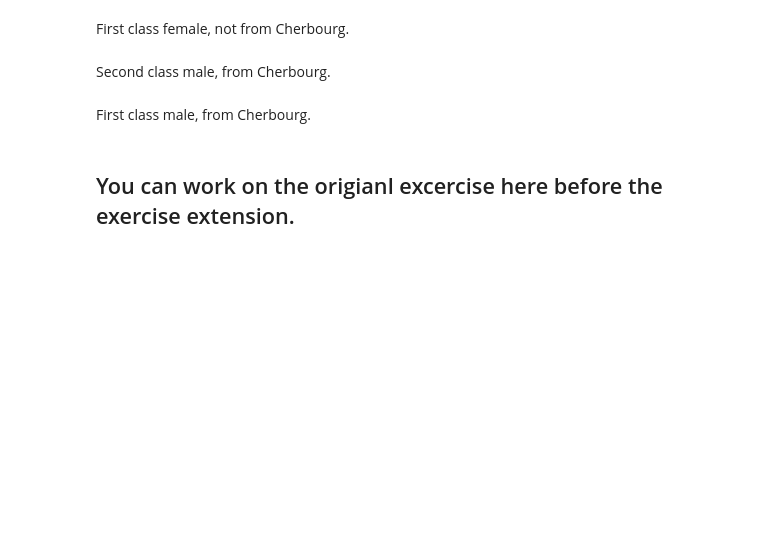
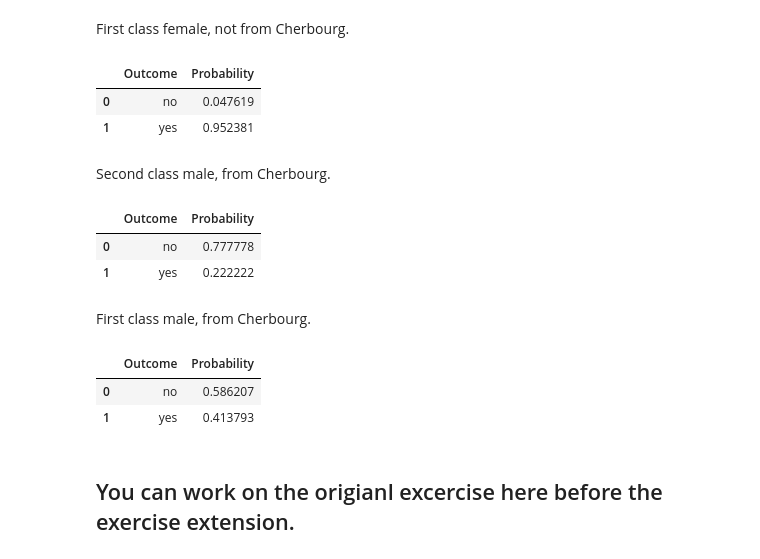
Before and after one commit to imanmossavat/ml-teaching-materials-fontys, a Jupyter notebook: notebooks/titanic_extended.ipynb, the cells around one changed output. Saved outputs shown, nothing was run; the diff lists cells and outputs as text; code cells hidden in the pictures; blank space fills up the shorter version.

```diff
--- a/notebooks/titanic_extended.ipynb
+++ b/notebooks/titanic_extended.ipynb
@@ -65,8 +160,12 @@ Apparently the class of the ticket and the sex of the passenger are most indicat
 
 For now, no investigation into age is undertaken but merely the features `pclass`, `sex` and `Cherbourg` are selected to continue.
 # %%
-features = ["pclass", "sex", "Cherbourg"]
-target = "survived"
+features = ["Pclass", "Sex", "Embarked_C"]  # replace "Cherbourg" with "Embarked_C"
+target = "Survived"                         # capital S
 
 X = df[features]
 y = df[target]
+
+# Quick check
+print(X.head())
+print(y.head())
@@ -123,18 +263,22 @@ Now let us try a few fictionally persons, and see whether they would have surviv
 # %% [markdown]
 First class female, not from Cherbourg.
 # %%
-data = {"pclass": 1, "sex": 1, "Cherbourg": 0}
+data = {"Pclass": 1, "Sex": 1, "Embarked_C": 0}
 
 X_inference = pandas.DataFrame([data])
 prediction = model.predict_proba(X_inference)
 result = pandas.DataFrame()
 result["Outcome"] = target_names
 result["Probability"] = prediction[0]
 result
+# %% [output]
+|  | Outcome | Probability |
+| 0 | no | 0.047619 |
+| 1 | yes | 0.952381 |
 # %% [markdown]
 Second class male, from Cherbourg.
 # %%
-data = {"pclass": 2, "sex": 0, "Cherbourg": 1}
+data = {"Pclass": 2, "Sex": 0, "Embarked_C": 1}
 
 X_inference = pandas.DataFrame([data])
 prediction = model.predict_proba(X_inference)
@@ -142,10 +286,14 @@ result = pandas.DataFrame()
 result["Outcome"] = target_names
 result["Probability"] = prediction[0]
 result
+# %% [output]
+|  | Outcome | Probability |
+| 0 | no | 0.777778 |
+| 1 | yes | 0.222222 |
 # %% [markdown]
 First class male, from Cherbourg.
 # %%
-data = {"pclass": 1, "sex": 0, "Cherbourg": 1}
+data = {"Pclass": 1, "Sex": 0, "Embarked_C": 1}
 
 X_inference = pandas.DataFrame([data])
 prediction = model.predict_proba(X_inference)
@@ -153,6 +301,10 @@ result = pandas.DataFrame()
 result["Outcome"] = target_names
 result["Probability"] = prediction[0]
 result
+# %% [output]
+|  | Outcome | Probability |
+| 0 | no | 0.586207 |
+| 1 | yes | 0.413793 |
 # %% [markdown]
 ## You can work on the origianl excercise here before the exercise extension.
 # %% [markdown]
```
Also changed, not shown: parts of 18 cells of this notebook.
